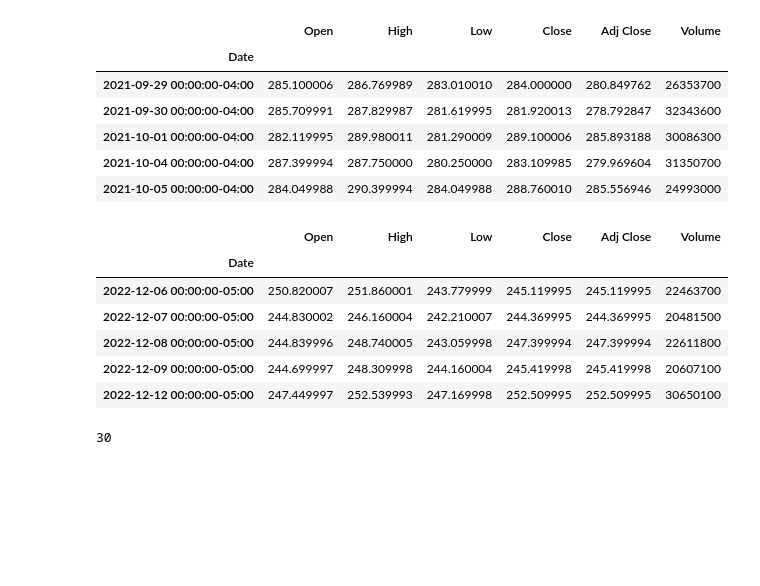
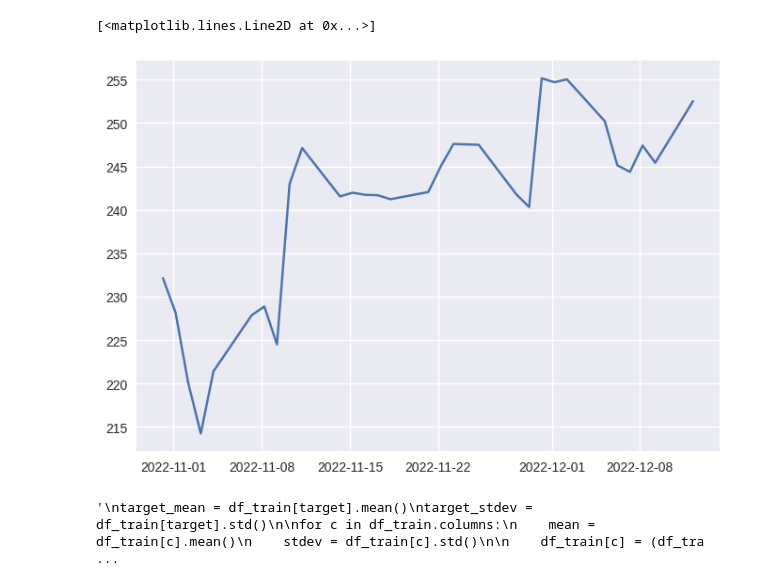
Before and after one commit to SilvioBaratto/stockpy, a Jupyter notebook: stockpy/neural_network/test.ipynb, the cells around one changed output. Drawn from its saved outputs; the diff is of its cells as text; code cells hidden in the pictures; blank space fills up the shorter version.

```diff
--- a/stockpy/neural_network/test.ipynb
+++ b/stockpy/neural_network/test.ipynb
@@ -31,25 +25,3 @@ plt.rcParams['figure.dpi'] = 100
 # %%
 df = pd.read_csv('../../stock/MSFT.csv', parse_dates=True, index_col='Date')
-df_train, df_test = train_test_split(df, test_size=0.1, shuffle=False)
+X_train, X_test = train_test_split(df, test_size=0.1, shuffle=False)
-# %%
-len_test = len(df) - int(len(df)*0.2)
-df_x = df[:len_test]
-df_x.tail()
-# %% [output]
-|  | Open | High | Low | Close | Adj Close | Volume |
-| Date |  |  |  |  |  |  |
-| 2021-09-29 00:00:00-04:00 | 285.100006 | 286.769989 | 283.010010 | 284.000000 | 280.849762 | 26353700 |
-| 2021-09-30 00:00:00-04:00 | 285.709991 | 287.829987 | 281.619995 | 281.920013 | 278.792847 | 32343600 |
-| 2021-10-01 00:00:00-04:00 | 282.119995 | 289.980011 | 281.290009 | 289.100006 | 285.893188 | 30086300 |
-| 2021-10-04 00:00:00-04:00 | 287.399994 | 287.750000 | 280.250000 | 283.109985 | 279.969604 | 31350700 |
-| 2021-10-05 00:00:00-04:00 | 284.049988 | 290.399994 | 284.049988 | 288.760010 | 285.556946 | 24993000 |
-# %%
-df_test.tail()
-# %% [output]
-|  | Open | High | Low | Close | Adj Close | Volume |
-| Date |  |  |  |  |  |  |
-| 2022-12-06 00:00:00-05:00 | 250.820007 | 251.860001 | 243.779999 | 245.119995 | 245.119995 | 22463700 |
-| 2022-12-07 00:00:00-05:00 | 244.830002 | 246.160004 | 242.210007 | 244.369995 | 244.369995 | 20481500 |
-| 2022-12-08 00:00:00-05:00 | 244.839996 | 248.740005 | 243.059998 | 247.399994 | 247.399994 | 22611800 |
-| 2022-12-09 00:00:00-05:00 | 244.699997 | 248.309998 | 244.160004 | 245.419998 | 245.419998 | 20607100 |
-| 2022-12-12 00:00:00-05:00 | 247.449997 | 252.539993 | 247.169998 | 252.509995 | 252.509995 | 30650100 |
@@ -55,0 +31,12 @@ df_test.tail()
+# %%
+y_test = (X_test['Close']).values
+test_data = X_test[-30:]
+days = np.array(test_data.index, dtype="datetime64[ms]")
+
+fig = plt.figure()
+
+axes = fig.add_subplot(111)
+axes.plot(days, y_test[-30:], label="actual")
+# %% [output]
+[<matplotlib.lines.Line2D at 0x...>]
+[figure, added]
@@ -79,6 +71,7 @@ class SequenceDataset(torch.utils.data.Dataset):
 target= "Close"
 features = ['High', 'Low', 'Open', 'Volume']
 # %%
+"""
 target_mean = df_train[target].mean()
 target_stdev = df_train[target].std()
 
@@ -88,14 +81,9 @@ for c in df_train.columns:
 
     df_train[c] = (df_train[c] - mean) / stdev
     df_test[c] = (df_test[c] - mean) / stdev
+"""
+# %% [output]
+'\ntarget_mean = df_train[target].mean()\ntarget_stdev = df_train[target].std()\n\nfor c in df_train.columns:\n    mean = df_train[c].mean()\n    stdev = df_train[c].std()\n\n    df_train[c] = (df_tra ...
-# %%
-stock = StockDataset(df_train,
-            isValSet_bool=True,
-            sequence_length=30,
-            test_size=0.2,
-            )
-# %% [output]
-30
 # %%
 i = 27
 sequence_length = 4
```
Also changed, not shown: parts of 20 cells of this notebook, 18 other files.
